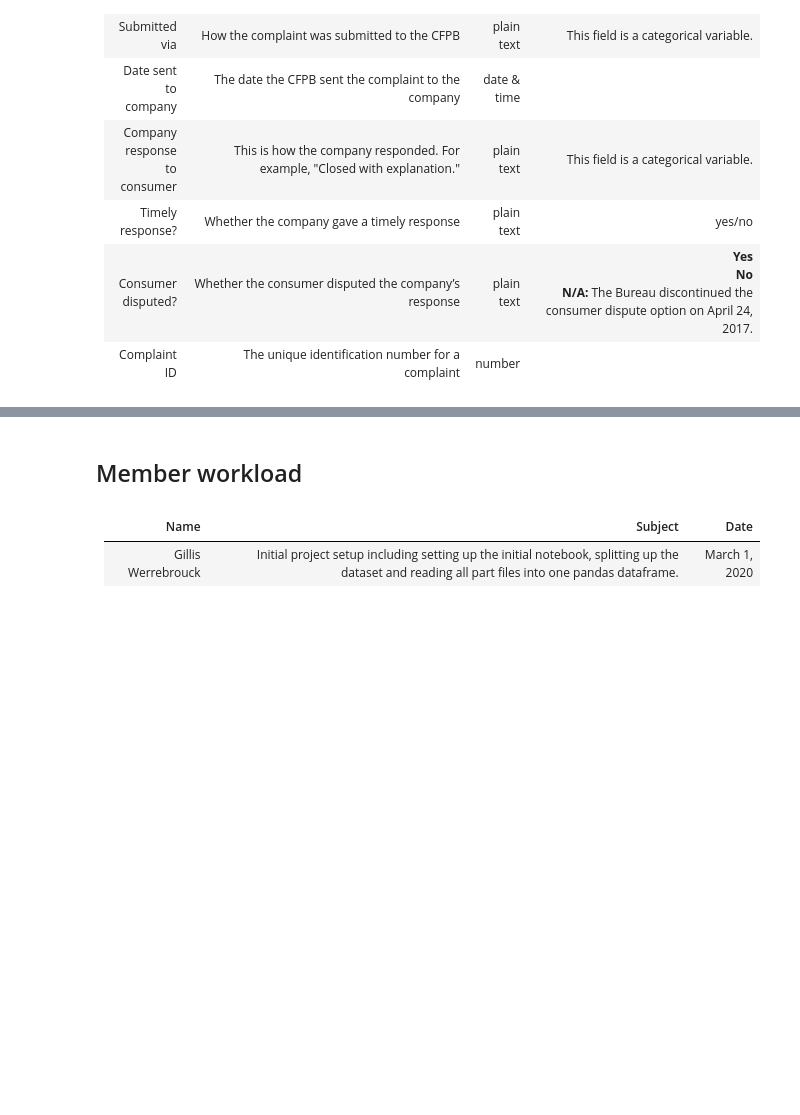
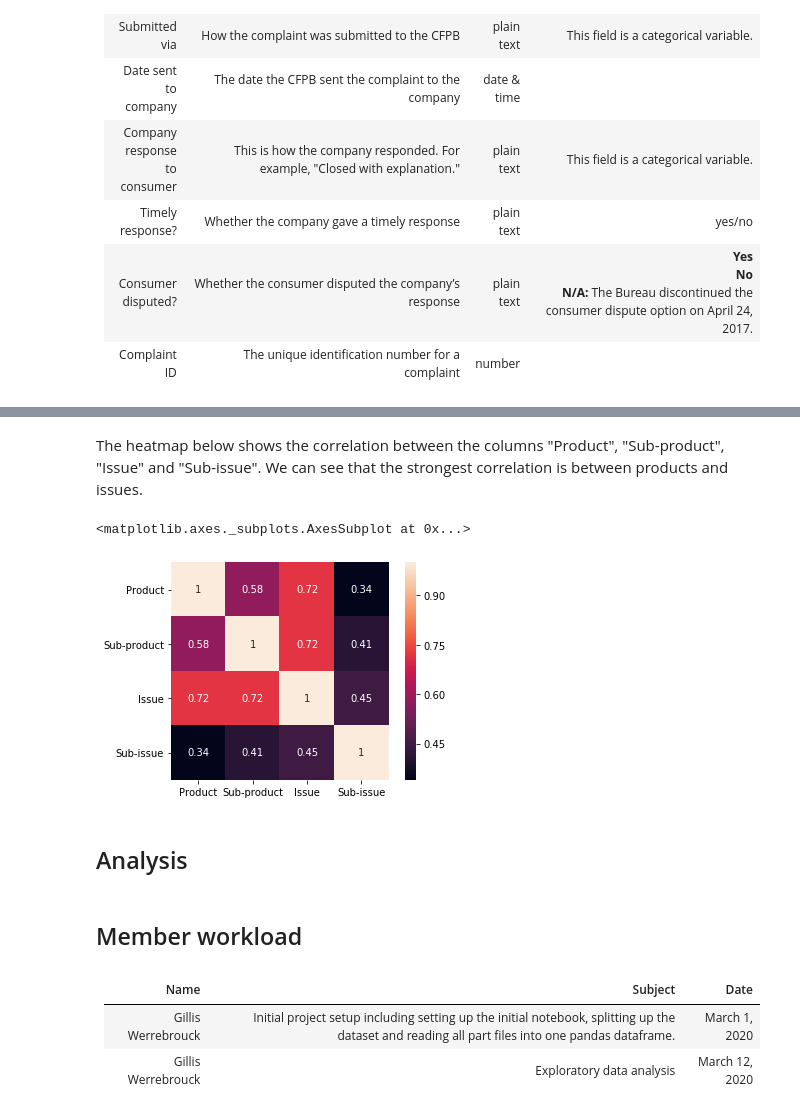
Before and after one commit to GillisWerrebrouck/UGent_Machine-Learning-Project, a Jupyter notebook: project-notebook.ipynb, the cells around one changed output, grey strips where cells are left out. Saved outputs shown, nothing was run; the diff lists cells and outputs as text; code cells hidden in the pictures; blank space fills up the shorter version.

```diff
--- a/project-notebook.ipynb
+++ b/project-notebook.ipynb
@@ -65,6 +177,19 @@ The description of the fields in the dataset:
+# %% [markdown]
+The heatmap below shows the correlation between the columns "Product", "Sub-product", "Issue" and "Sub-issue". We can see that the strongest correlation is between products and issues.
+# %%
+factorized_dataset = dataset.iloc[:,2:6].apply(lambda x: pd.factorize(x)[0])
+
+corr = factorized_dataset.corr().round(2)
+sns.heatmap(data=corr, annot=True, square=True)
+# %% [output]
+<matplotlib.axes._subplots.AxesSubplot at 0x...>
+[figure, added]
+# %% [markdown]
+## Analysis
 # %% [markdown]
 ## Member workload
 # %% [markdown]
 | Name | Subject | Date |
 | :--- | :--- | :--- |
 | Gillis Werrebrouck | Initial project setup including setting up the initial notebook, splitting up the dataset and reading all part files into one pandas dataframe. | March 1, 2020 |
+| Gillis Werrebrouck | Exploratory data analysis | March 12, 2020 |
```
Also changed, not shown: parts of 15 cells of this notebook.
